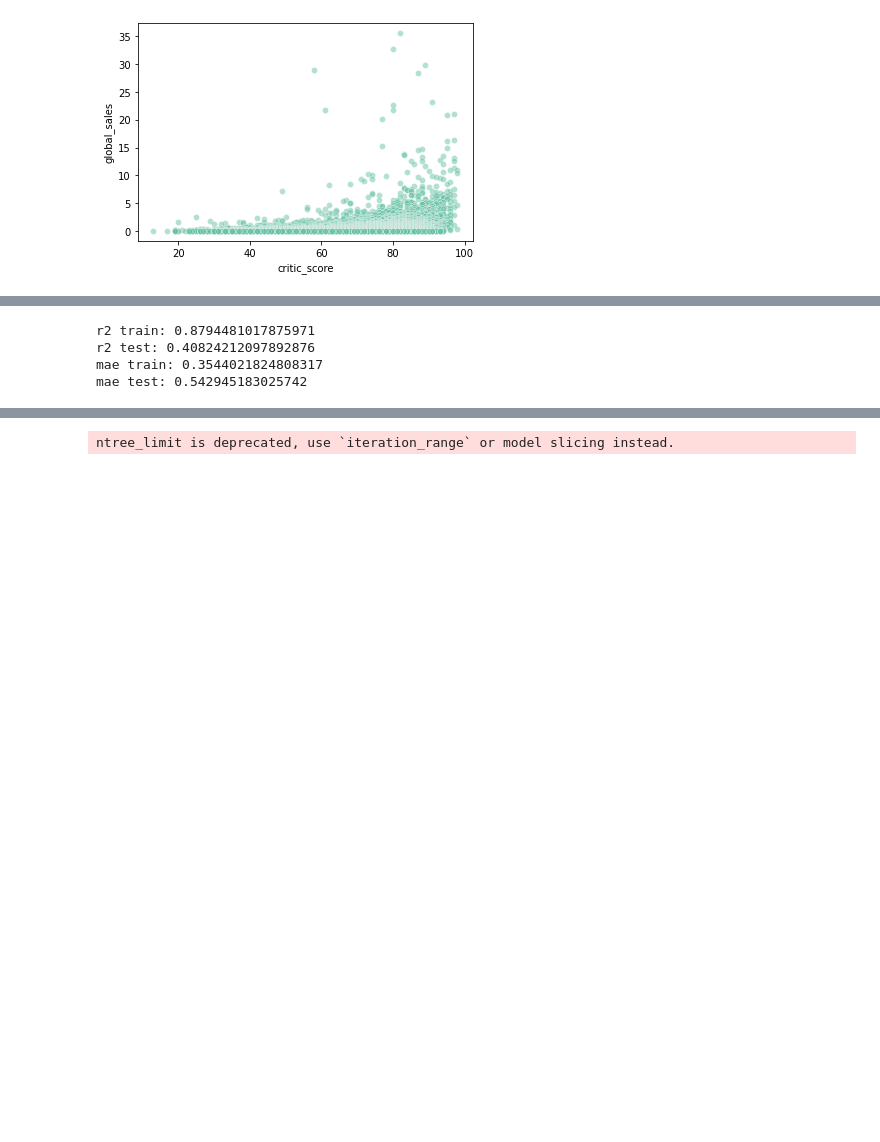
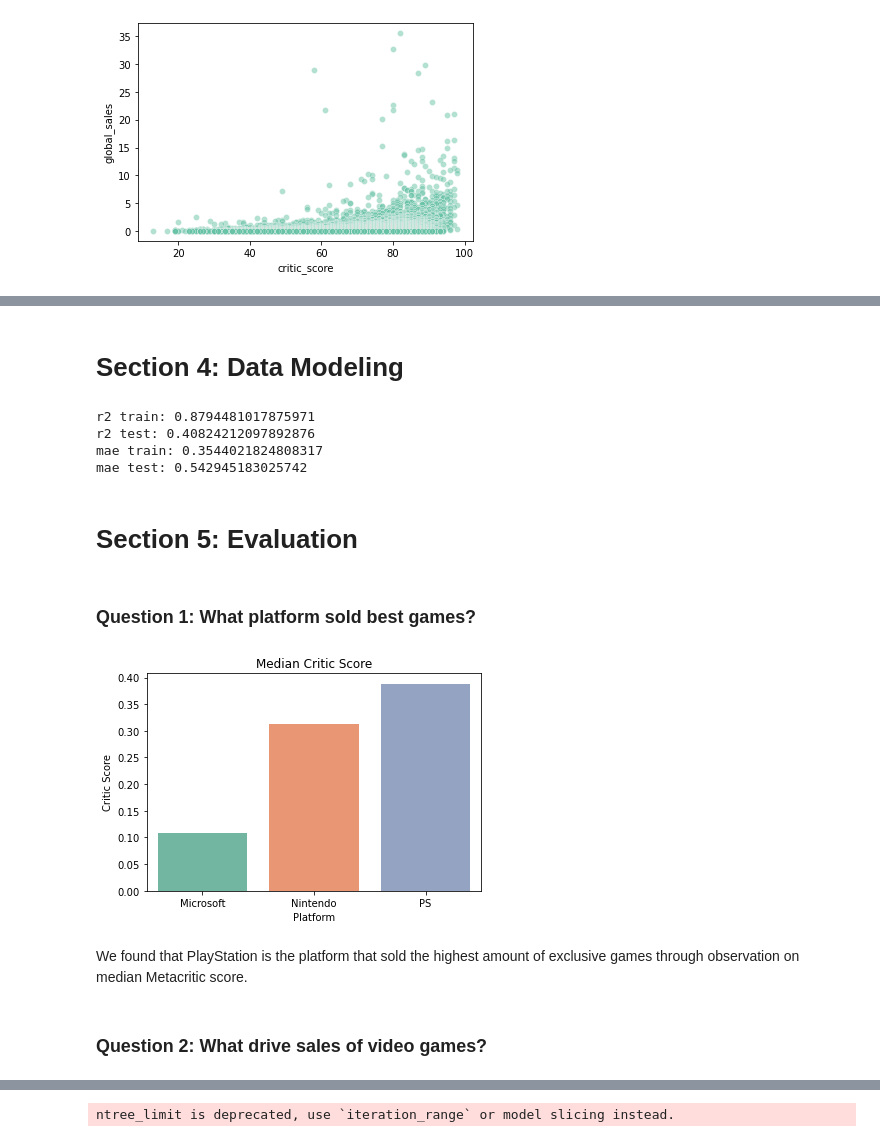
Before and after one commit to AgentBG13/Introduction_to_data_science, a Jupyter notebook: Gaming_EDA.ipynb, the cells around one changed output, grey strips where cells are left out. Cells and saved outputs as stored; diff of their text form; code cells hidden in the pictures; blank space fills up the shorter version.

```diff
--- a/Gaming_EDA.ipynb
+++ b/Gaming_EDA.ipynb
@@ -16,5 +27,5 @@ from xgboost import XGBRegressor
 # %%
-df = pd.read_csv(r'\Video_Games.csv')
+df = pd.read_csv(r'..\Video_Games.csv')
 # %%
 df.info()
 # %% [output]
@@ -318,5 +260,7 @@ def train_test_prep(df):
     X_test.drop(columns='index', inplace=True)
 
     return X_train, X_test, y_train, y_test
+# %% [markdown]
+# Section 4: Data Modeling
 # %%
 def fit_and_predict_model(X_train, X_test, y_train, y_test):
@@ -339,6 +286,21 @@ r2 train: 0.8794481017875971
 r2 test: 0.40824212097892876
 mae train: 0.3544021824808317
 mae test: 0.542945183025742
+# %% [markdown]
+# Section 5: Evaluation
+# %% [markdown]
+### Question 1: What platform sold best games?
+# %%
+sns.barplot(x=exclusive_count.index, y=exclusive_count, palette=customPalette)
+plt.xlabel('Platform')
+plt.ylabel('Critic Score')
+plt.title('Median Critic Score');
+# %% [output]
+[figure, added]
+# %% [markdown]
+We found that PlayStation is the platform that sold the highest amount of exclusive games through observation on median Metacritic score.
+# %% [markdown]
+### Question 2: What drive sales of video games?
 # %%
 shap.initjs()
 # %% [output]
```
Also changed, not shown: parts of 63 cells of this notebook.
